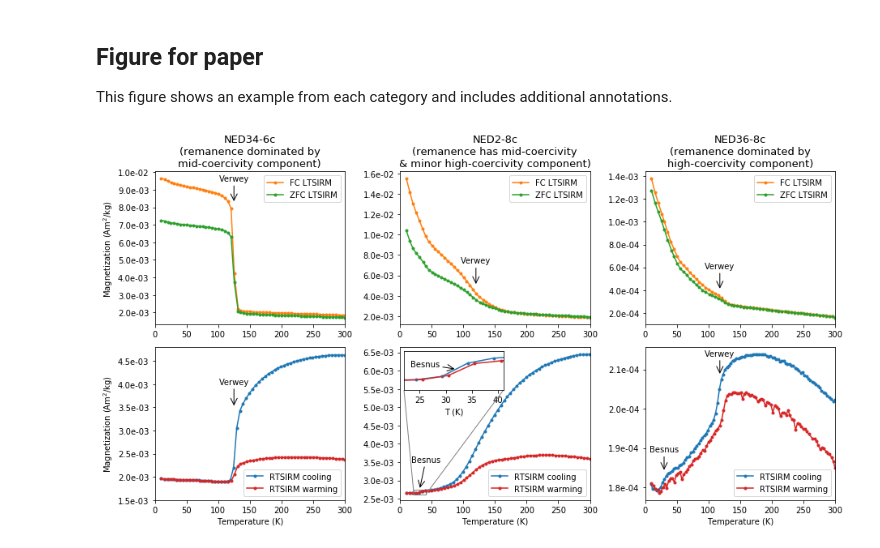
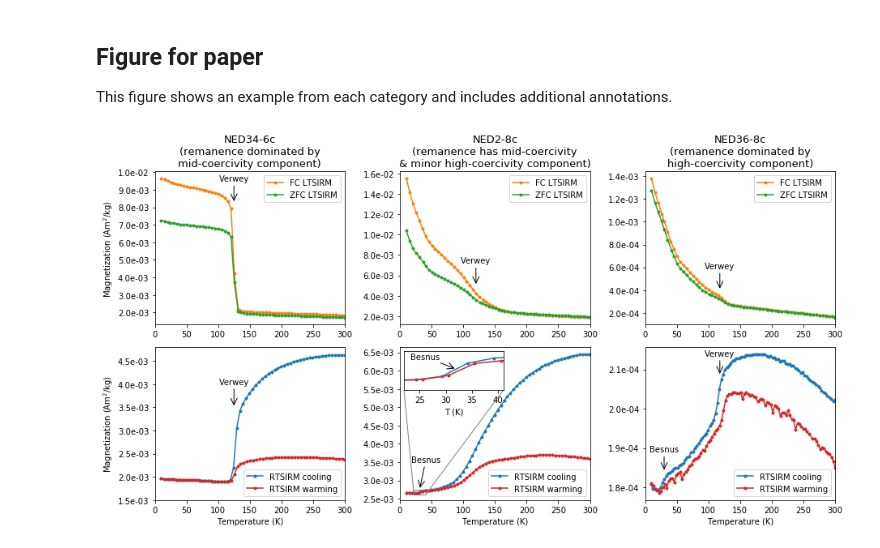
Before and after one commit to Swanson-Hysell-Group/2021_ECMB, a Jupyter notebook: code/ECMB_rockmag_analysis.ipynb, the cells around one changed output. Saved outputs shown, nothing was run; the diff lists cells and outputs as text; code cells hidden in the pictures.

```diff
--- a/code/ECMB_rockmag_analysis.ipynb
+++ b/code/ECMB_rockmag_analysis.ipynb
@@ -212,35 +212,35 @@ axins.set_ylim(y1, y2) # apply the y-limits
 plt.xlabel('T (K)')
 axins.yaxis.set_visible(False)
 mark_inset(ax5, axins, loc1=3, loc2=4, fc="none", ec="0.5")
-plt.annotate('Besnus', xy=(32, 2.69e-3),xytext=(26, 2.72e-3) ,
+plt.annotate('Besnus', xy=(32, 2.69e-3),xytext=(26, 2.745e-3) ,
 horizontalalignment="center",verticalalignment="top",arrowprops=dict(arrowstyle='->',lw=1,mutation_scale=20))
 
 plt.subplot(2,3,3)
 plt.plot(NED36_8c_MPMS_FC['T [K]'],NED36_8c_MPMS_FC['M [Am2/kg]'],'.-',color='C1',label='FC LTSIRM')
 plt.plot(NED36_8c_MPMS_ZFC['T [K]'],NED36_8c_MPMS_ZFC['M [Am2/kg]'],'.-',color='C2',label='ZFC LTSIRM')
 plt.xlim(0,300)
 plt.gca().yaxis.set_major_formatter(mtick.FormatStrFormatter('%.1e'))
 plt.legend()
 plt.title('NED36-8c\n(remanence dominated by\nhigh-coercivity component)',fontsize=13)
 
 plt.annotate('Verwey', xy=(118, 0.4e-3),xytext=(118, 0.59e-3) ,
 horizontalalignment="center",arrowprops=dict(arrowstyle='->',lw=1,mutation_scale=20))
 
 plt.subplot(2,3,6)
 plt.plot(NED36_8c_MPMS_RTSIRM_cool['T [K]'],NED36_8c_MPMS_RTSIRM_cool['M [Am2/kg]'],'.-',color='C0',label='RTSIRM cooling')
 plt.plot(NED36_8c_MPMS_RTSIRM_warm['T [K]'],NED36_8c_MPMS_RTSIRM_warm['M [Am2/kg]'],'.-',color='C3',label='RTSIRM warming')
 plt.xlim(0,300)
 plt.gca().yaxis.set_major_formatter(mtick.FormatStrFormatter('%.1e'))
 plt.xlabel('Temperature (K)')
 plt.legend(loc='lower right')
 plt.locator_params(axis='y', nbins=6)
 
 plt.annotate('Verwey', xy=(118, 2.085e-4),xytext=(118, 2.135e-4) ,
 horizontalalignment="center",arrowprops=dict(arrowstyle='->',lw=1,mutation_scale=20))
 plt.annotate('Besnus', xy=(30, 1.84e-4),xytext=(30, 1.89e-4) ,
 horizontalalignment="center",arrowprops=dict(arrowstyle='->',lw=1,mutation_scale=20))
 
 plt.tight_layout()
 plt.savefig('../Manuscript/Figures/MPMS_data.pdf')
 # %% [output]
-[figure, old version]
+[figure, new version]
```
